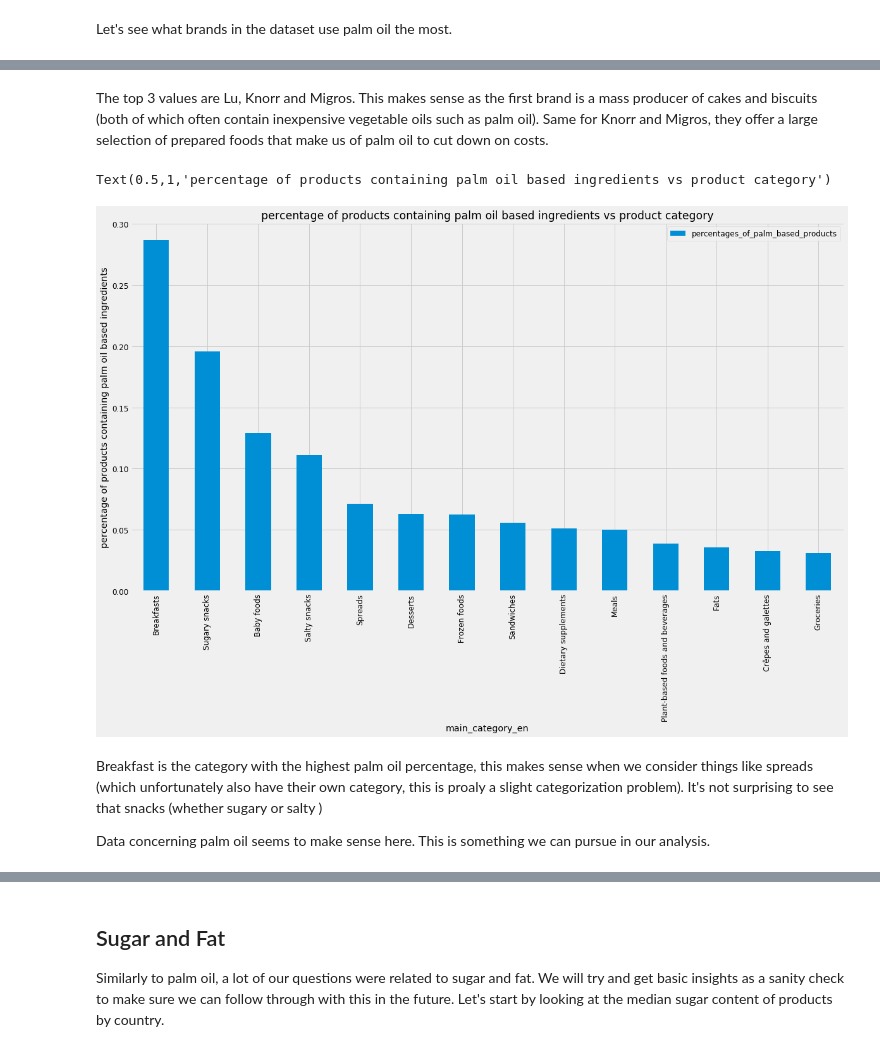
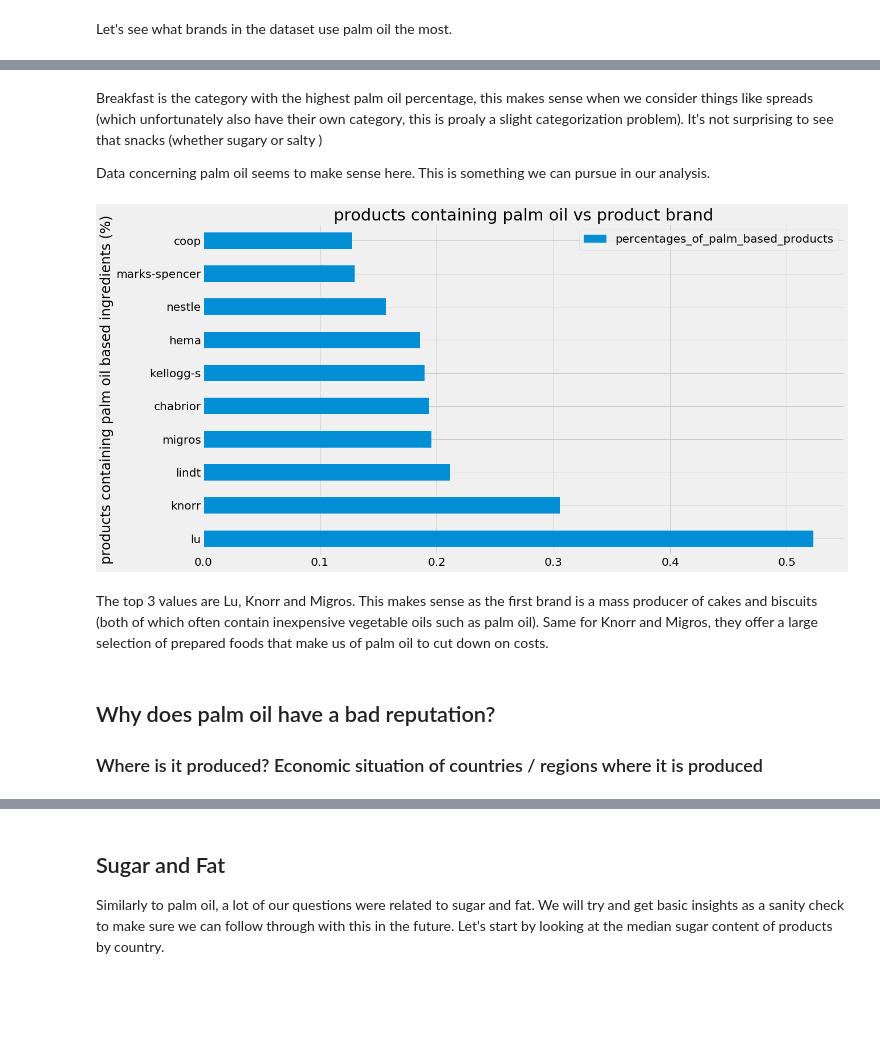
Before and after one commit to lbasseto/meyran-open-food-facts, a Jupyter notebook: Data PreProcessing.ipynb, the cells around one changed output, grey strips where cells are left out. Saved outputs shown, nothing was run; the diff lists cells and outputs as text; code cells hidden in the pictures; blank space fills up the shorter version.

```diff
--- a/Data PreProcessing.ipynb
+++ b/Data PreProcessing.ipynb
@@ -645,14 +673,17 @@ Text(0.5,1,'percentage of products containing palm oil based ingredients vs prod
+# %% [markdown]
+Breakfast is the category with the highest palm oil percentage, this makes sense when we consider things like spreads (which unfortunately also have their own category, this is proaly a slight categorization problem). It's not surprising to see that snacks (whether sugary or salty )
+
+Data concerning palm oil seems to make sense here. This is something we can pursue in our analysis.
+# %%
+palm_broducs_by_brand = percentage_of_palm_based_products('brands_tags', 300)
+palm_broducs_by_brand.sort_values(by='percentages_of_palm_based_products', ascending=False)[:10].plot.barh()
+plt.ylabel('products containing palm oil based ingredients (%)')
+plt.title('products containing palm oil vs product brand')
+plt.savefig('images/palm_oil_per_brand.png', transparent=True, bbox_inches='tight', dpi = 300)
+# %% [output]
+[figure, added]
 # %% [markdown]
 The top 3 values are Lu, Knorr and Migros. This makes sense as the first brand is a mass producer of cakes and biscuits (both of which often contain inexpensive vegetable oils such as palm oil). Same for Knorr and Migros, they offer a large selection of prepared foods that make us of palm oil to cut down on costs.
-# %%
-palm_broducs_by_brand = percentage_of_palm_based_products('main_category_en', 200)
-palm_broducs_by_brand.sort_values(by='percentages_of_palm_based_products', ascending=False).plot.bar()
-plt.ylabel('percentage of products containing palm oil based ingredients')
-plt.title('percentage of products containing palm oil based ingredients vs product category')
-# %% [output]
-Text(0.5,1,'percentage of products containing palm oil based ingredients vs product category')
-[figure, removed]
-# %% [markdown]
-Breakfast is the category with the highest palm oil percentage, this makes sense when we consider things like spreads (which unfortunately also have their own category, this is proaly a slight categorization problem). It's not surprising to see that snacks (whether sugary or salty )
-
-Data concerning palm oil seems to make sense here. This is something we can pursue in our analysis.
+# %% [markdown]
+## Why does palm oil have a bad reputation?
+### Where is it produced?  Economic situation of countries / regions where it is produced
```
Also changed, not shown: parts of 21 cells of this notebook, 8 other files.
